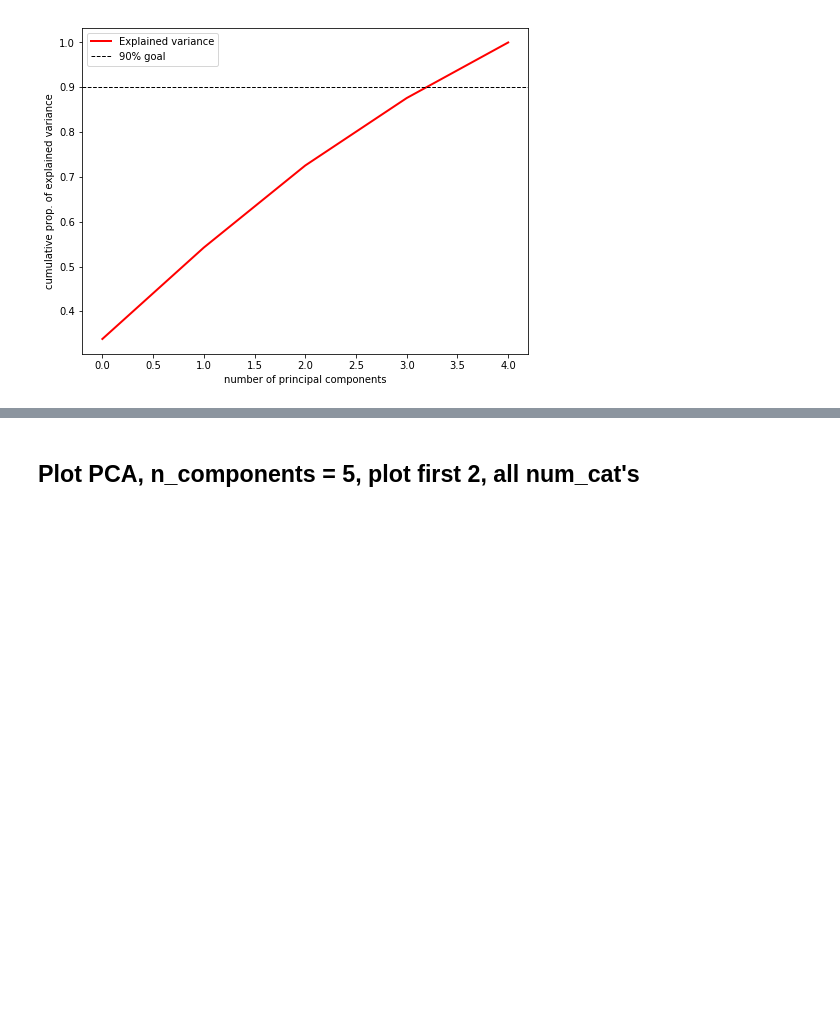
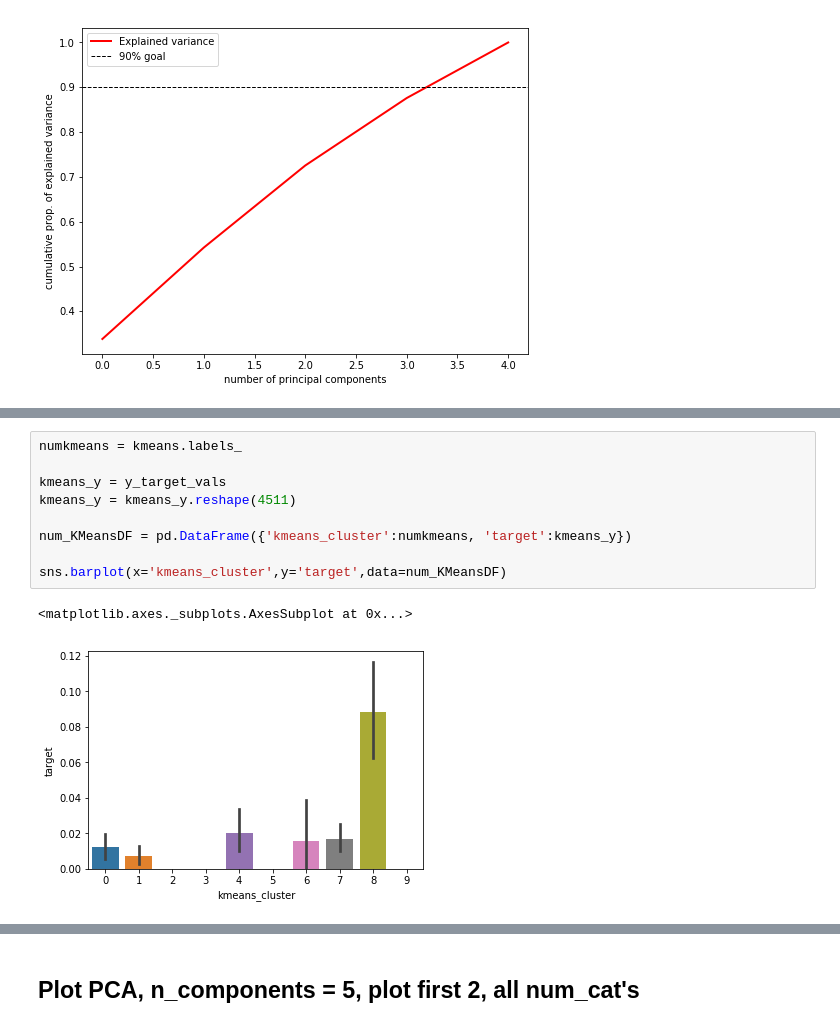
Before and after one commit to sbpforward/Airbnb-Criminal-Clusters, a Jupyter notebook: notebooks/PCA-Kmeans.ipynb, the cells around one changed output, grey strips where cells are left out. Drawn from its saved outputs; the diff is of its cells as text; blank space fills up the shorter version.

```diff
--- a/notebooks/PCA-Kmeans.ipynb
+++ b/notebooks/PCA-Kmeans.ipynb
@@ -108,0 +130,12 @@ ax2.scatter(data[0][:,0],data[0][:,1],c=data[1],cmap='rainbow')
+# %%
+numkmeans = kmeans.labels_
+
+kmeans_y = y_target_vals
+kmeans_y = kmeans_y.reshape(4511)
+
+num_KMeansDF = pd.DataFrame({'kmeans_cluster':numkmeans, 'target':kmeans_y})
+
+sns.barplot(x='kmeans_cluster',y='target',data=num_KMeansDF)
+# %% [output]
+<matplotlib.axes._subplots.AxesSubplot at 0x...>
+[figure, added]
```
Also changed, not shown: parts of 14 cells of this notebook, 2 other files.
